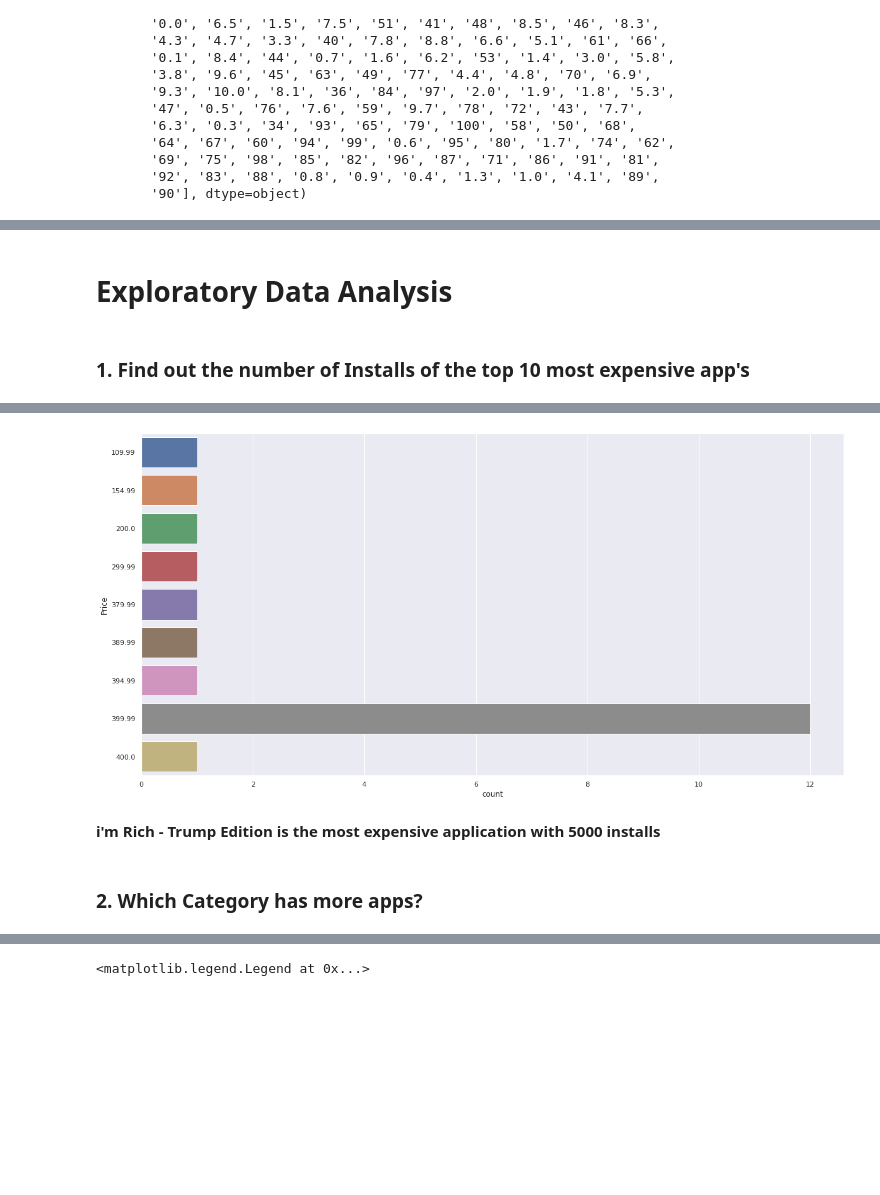
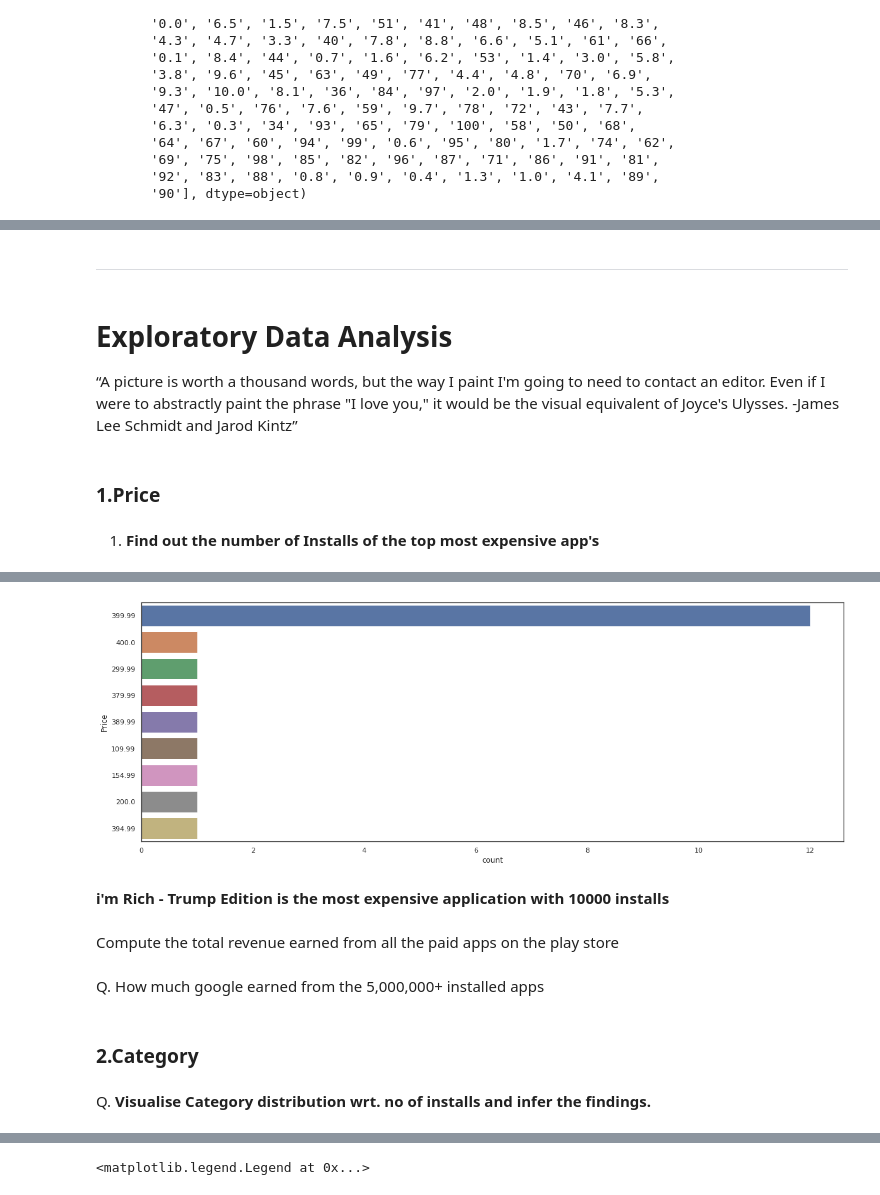
Before and after one commit to NaithaniAR/-Play-Store-App-Review-Analysis, a Jupyter notebook: EDA_PROJECT_Play_Store_App_Review_Analysis.ipynb, the cells around one changed output, grey strips where cells are left out. Saved outputs shown, nothing was run; the diff lists cells and outputs as text; code cells hidden in the pictures; blank space fills up the shorter version.

```diff
--- a/EDA_PROJECT_Play_Store_App_Review_Analysis.ipynb
+++ b/EDA_PROJECT_Play_Store_App_Review_Analysis.ipynb
@@ -56,7 +56,8 @@ warnings.filterwarnings('ignore')
 # %%
 #Reading the csv file
 
-df=pd.read_csv('/content/drive/MyDrive/datasets almabetter/Play Store Data.csv')
+#df=pd.read_csv('/content/drive/MyDrive/datasets almabetter/Play Store Data.csv')
+df=pd.read_csv('/content/drive/MyDrive/Datasets/GG/Play Store Data.csv')
 # %%
 #Top 5 rowsa of the dataset
 
@@ -360,6 +377,7 @@ for col in cols_to_clean:
     # Replace each character with an empty string
     for char in chars_to_remove:
         ddf[col] = ddf[col].astype(str).str.replace(char, '')
+        Expen[col] = Expen[col].astype(str).str.replace(char, '')
 # %% [markdown]
 Price
 # %%
@@ -414,5 +430,3 @@ ddf.shape
 # %%
-print(ddf[ddf.Price>100].shape)
-Expen= ddf[ddf.Price>100]
-Expen
+print(ddf[ddf.Price>30].shape)
 # %% [output]
@@ -1046,11 +812,17 @@ plt.show()
-# %% [markdown]
-# Exploratory Data Analysis
+# %% [markdown]
+*********
+# %% [markdown]
+# Exploratory Data Analysis
+“A picture is worth a thousand words, but the way I paint I'm going to need to contact an editor. Even if I were to abstractly paint the phrase "I love you," it would be the visual equivalent of Joyce's Ulysses.
+-James Lee Schmidt and Jarod Kintz”
+# %% [markdown]
+### **1.Price**
 # %% [markdown]
-### **1.   Find out the number of Installs of the top 10 most expensive app's**
+1.   **Find out the number of Installs of the top most expensive app's**
 # %%
-plt.figure(figsize=(20,10))                               #Plotting a bar graph showing the number of installs vs Apps
-sns.set_theme(style="darkgrid")
+plt.figure(figsize=(20,7))                               #Plotting a bar graph showing the number of installs vs Apps
+sns.set_theme(style="white")
 ax = sns.countplot(y='Price', data=Expen)                 #Using Expen dataframe which we created while cleaning Price column
-Expen.sort_values(by='Price',ascending=False).head()
+ddf.sort_values(by='Price',ascending=False).head(3)
 # %% [output]
 |  | App | Category | Rating | Reviews | Size | Installs | Type | Price | Content Rating | Genres | ... |
@@ -1062,6 +832,12 @@ Expen.sort_values(by='Price',ascending=False).head()
-[figure, old version]
+[figure, new version]
 # %% [markdown]
-**i'm Rich - Trump Edition	 is the most expensive application with 5000 installs**
+**i'm Rich - Trump Edition	 is the most expensive application with 10000 installs**
+# %% [markdown]
+Compute the total revenue earned from all the paid apps on the play store
+# %% [markdown]
+Q. How much google earned from the 5,000,000+ installed apps
 # %% [markdown]
-### **2.   Which Category has more apps?**
+### **2.Category**
+# %% [markdown]
+Q. **Visualise Category distribution wrt. no of installs and infer the findings.**
 # %%
```
Also changed, not shown: parts of 145 cells of this notebook.
